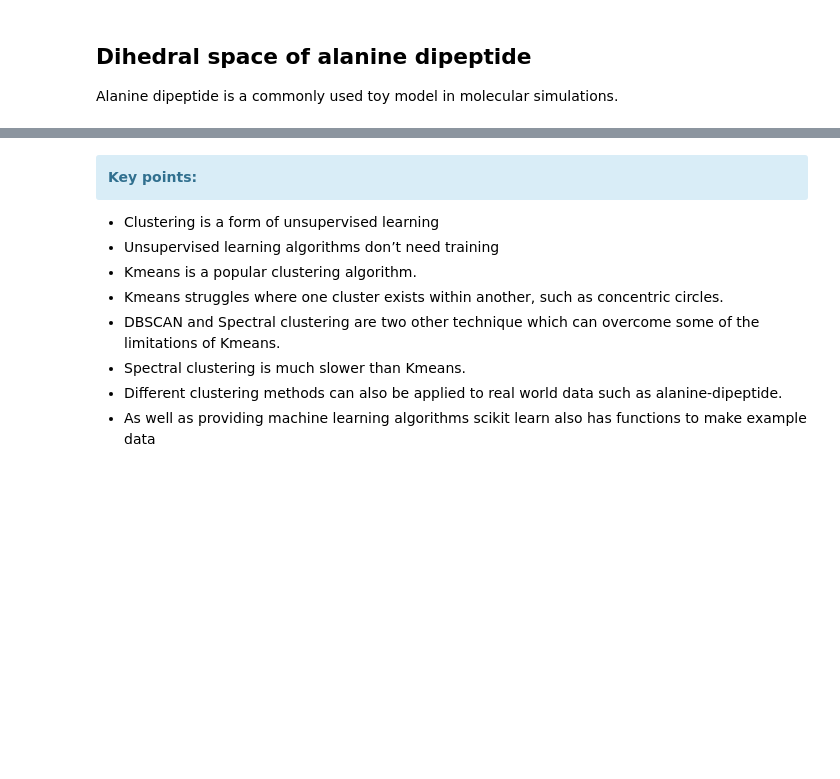
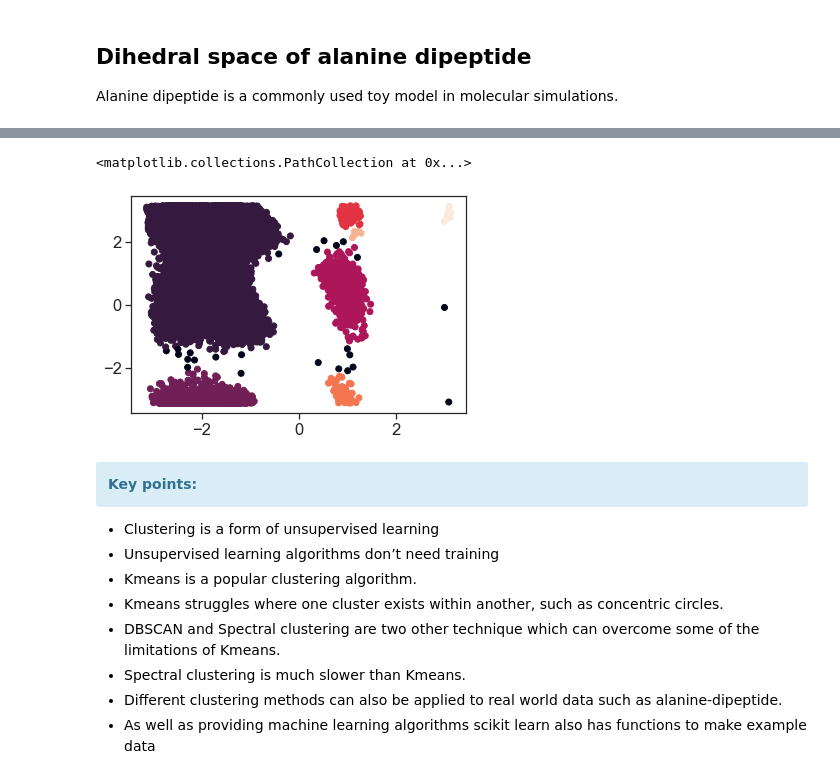
Before and after one commit to MDAnalysis/WorkshopMDMLEdinburgh2022, a Jupyter notebook: ML/ML_clustering_01.ipynb, the cells around one changed output, grey strips where cells are left out. Drawn from its saved outputs; the diff is of its cells as text; code cells hidden in the pictures; blank space fills up the shorter version.

```diff
--- a/ML/ML_clustering_01.ipynb
+++ b/ML/ML_clustering_01.ipynb
@@ -288,3 +335,9 @@ Alanine dipeptide is a commonly used toy model in molecular simulations.
+# %%
+#colors = list(map(lambda x: '#3b4cc0' if x == 1 else '#b40426', clusters))
+plt.scatter(data_set[::10,0], data_set[::10,1], c=clusters, marker="o", picker=True)
+# %% [output]
+<matplotlib.collections.PathCollection at 0x...>
+[figure, added]
 # %%
 ## What happens when we cluster ADP with k-means, DB scan or spectral clustering?
 # %% [markdown]
```
Also changed, not shown: parts of 8 cells of this notebook.
